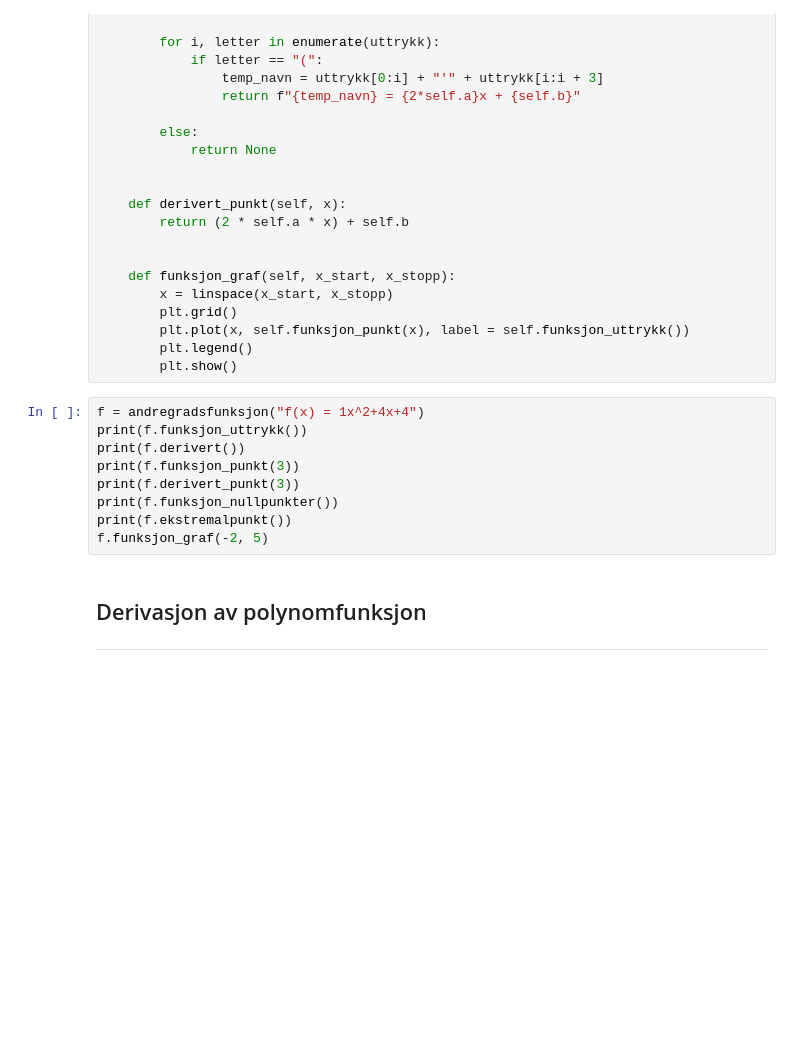
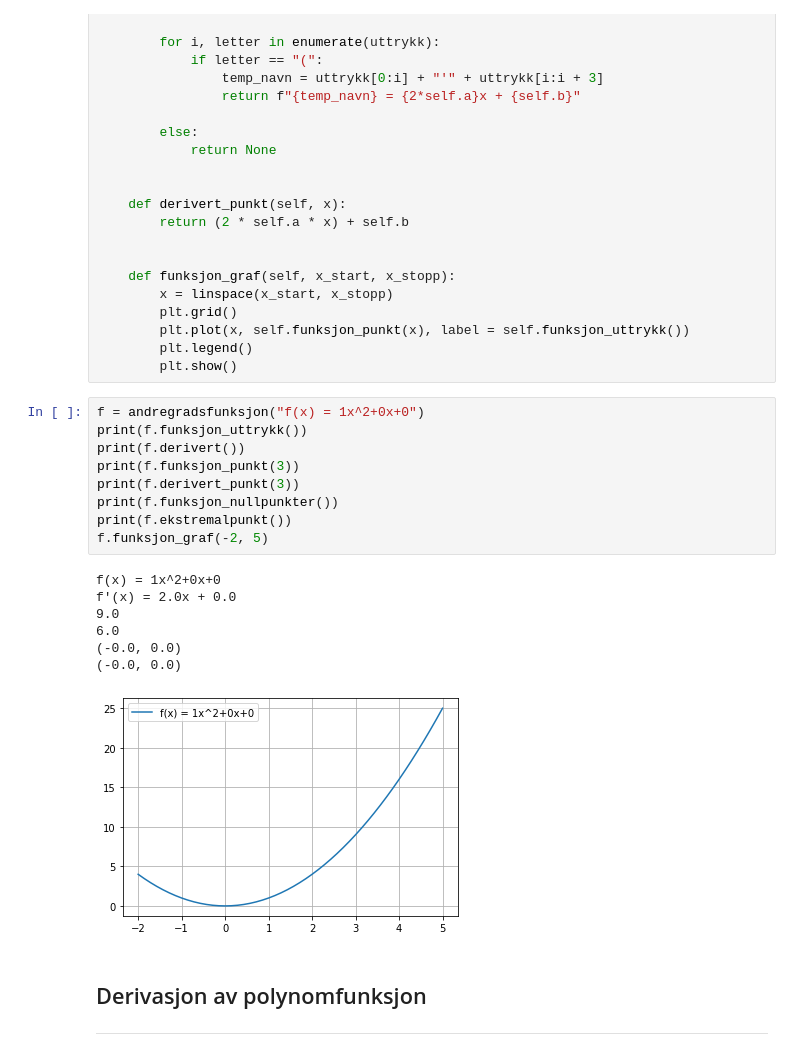
Before and after one commit to christoffer-s/notebooks, a Jupyter notebook: R1.ipynb, the cells around one changed output. Cells and saved outputs as stored; diff of their text form; blank space fills up the shorter version.

```diff
--- a/R1.ipynb
+++ b/R1.ipynb
@@ -246,14 +246,22 @@ class andregradsfunksjon():
         plt.legend()
         plt.show()
 # %%
-f = andregradsfunksjon("f(x) = 1x^2+4x+4")
+f = andregradsfunksjon("f(x) = 1x^2+0x+0")
 print(f.funksjon_uttrykk())
 print(f.derivert())
 print(f.funksjon_punkt(3))
 print(f.derivert_punkt(3))
 print(f.funksjon_nullpunkter())
 print(f.ekstremalpunkt())
 f.funksjon_graf(-2, 5)
+# %% [output]
+f(x) = 1x^2+0x+0
+f'(x) = 2.0x + 0.0
+9.0
+6.0
+(-0.0, 0.0)
+(-0.0, 0.0)
+[figure, added]
 # %% [markdown]
 ## Derivasjon av polynomfunksjon
 
```
Also changed, not shown: parts of 1 cell of this notebook.
